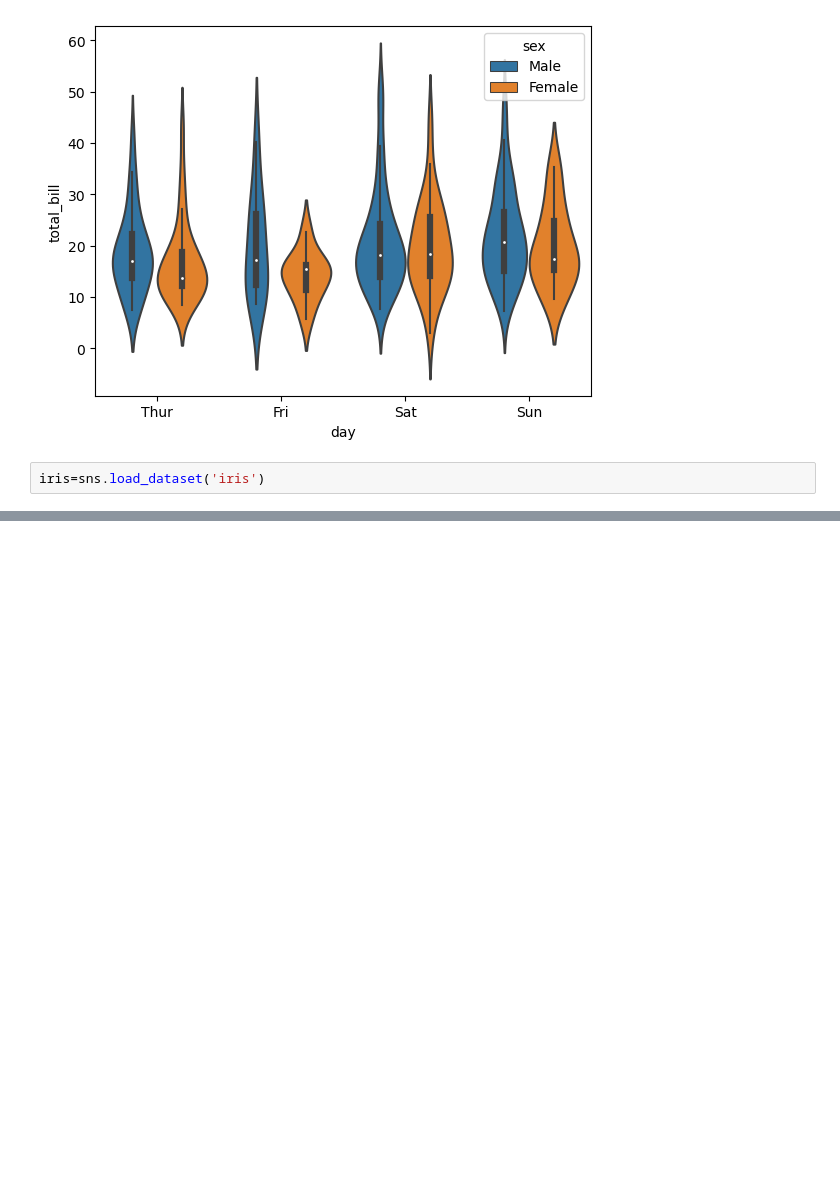
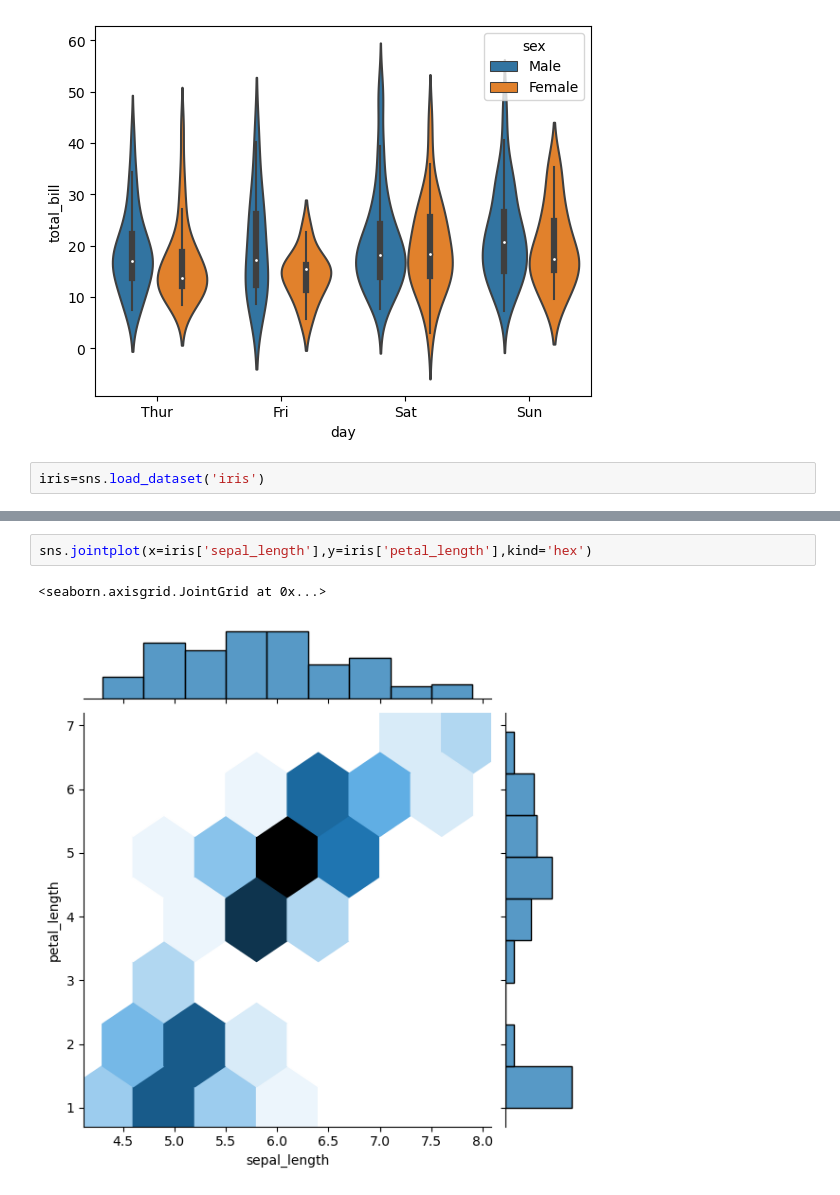
Before and after one commit to Aditya-Poddar/machineLearning, a Jupyter notebook: 07.Seaborn.ipynb, the cells around one changed output, grey strips where cells are left out. Cells and saved outputs as stored; diff of their text form; blank space fills up the shorter version.

```diff
--- a/07.Seaborn.ipynb
+++ b/07.Seaborn.ipynb
@@ -253,0 +316,5 @@ iris=sns.load_dataset('iris')
+# %%
+sns.jointplot(x=iris['sepal_length'],y=iris['petal_length'],kind='hex')
+# %% [output]
+<seaborn.axisgrid.JointGrid at 0x...>
+[figure, added]
```
Also changed, not shown: parts of 23 cells of this notebook.
